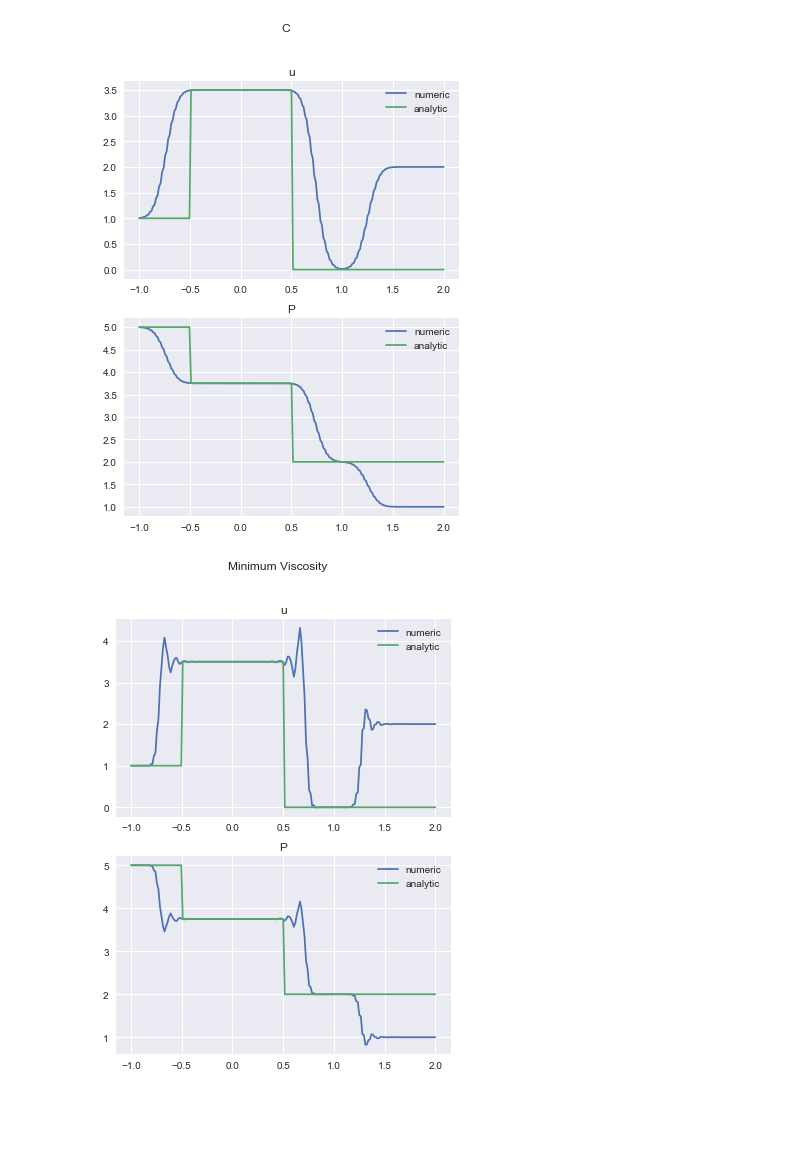
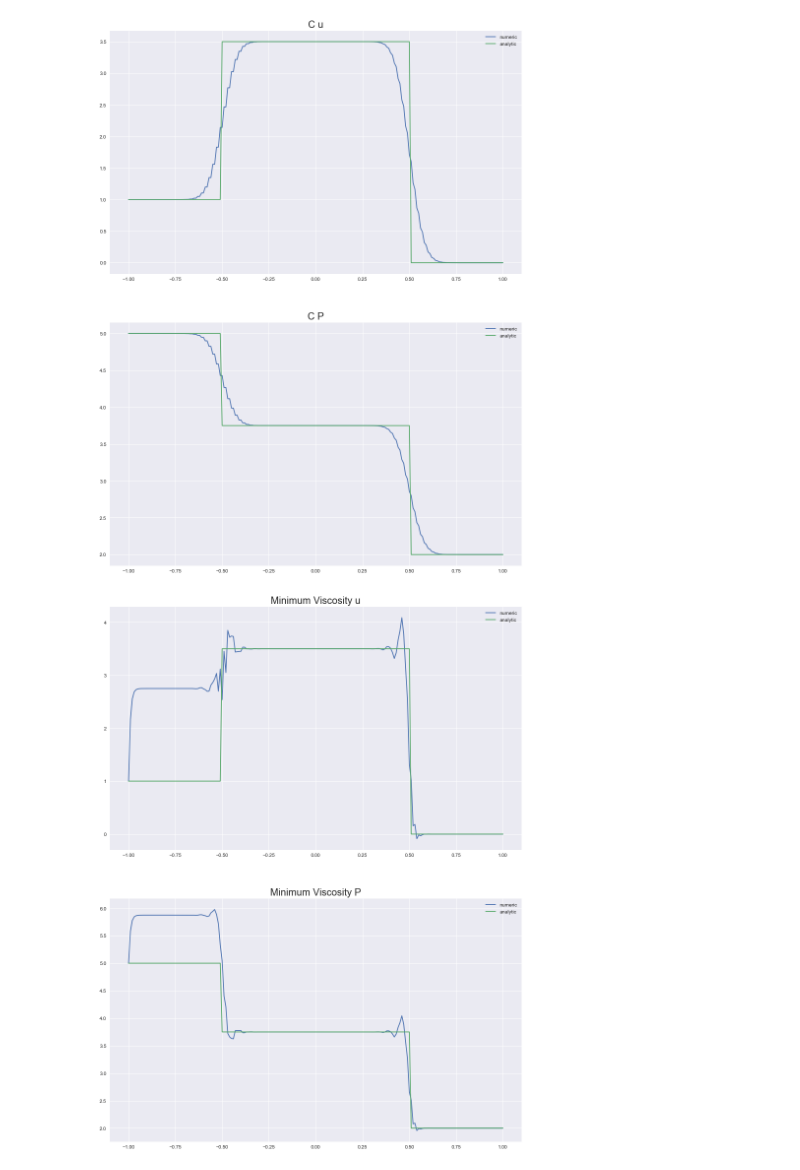
Before and after one commit to n-bykoff/NLP-MIPT-COURSE, a Jupyter notebook: lab_2/lab_2.ipynb, the cells around one changed output. Saved outputs shown, nothing was run; the diff lists cells and outputs as text; code cells hidden in the pictures; blank space fills up the shorter version.

```diff
--- a/lab_2/lab_2.ipynb
+++ b/lab_2/lab_2.ipynb
@@ -101,0 +14,7 @@ def get_analytic():
+# %%
+u_l = 1.0
+u_r = 0.0
+p_l = 5.0
+p_r = 2.0
+rho = 0.25
+c = 2.0
@@ -102 +44,30 @@ def get_analytic():
+# %%
+step = 100
+# %%
+def solve(scheme):
+    arr = scheme[1]
+    Y = np.zeros((n_t, n_x))
+    Z = np.zeros((n_t, n_x))
+
+    for i in range(n_x):
+        Y[0][i] = u_0(xs[i]) + p_0(xs[i]) / c / rho
+        Y[1][i] = u_0(xs[i] - c * tau) + p_0(xs[i] - c * tau) / c / rho
+        Z[0][i] = u_0(xs[i]) - p_0(xs[i]) / c / rho
+        Z[1][i] = u_0(xs[i] + c * tau) - p_0(xs[i] + c * tau) / c / rho
+
+    for i in range(n_t):
+        Y[i][0] = u_t(xs[0], tau * i) + p_t(xs[0], tau * i) / c / rho
+        Y[i][-2:] = u_t(xs[-2], tau * i) + p_t(xs[-2], tau * i) / c / rho
+        Z[i][0] = u_t(xs[0], tau * i) - p_t(xs[0], tau * i) / c / rho
+        Z[i][-2:] = u_t(xs[-2], tau * i) - p_t(xs[-2], tau * i) / c / rho
+
+    for j in range(1, n_t - 1):
+        for i in range(1, n_x - 1):
+            Y[j + 1][i] = arr[0] * Y[j - 1][i - 2] + arr[1] * Y[j - 1][i] + \
+                          arr[2] * Y[j][i - 1] + arr[3] * Y[j][i + 1]
+        for i in range(1, n_x - 2):
+            Z[j + 1][i] = arr[0] * Z[j - 1][i + 2] + arr[1] * Z[j - 1][i] + \
+                          arr[2] * Z[j][i + 1] + arr[3] * Z[j][i - 1]
+
+    _plot(scheme[0], Y[step], Z[step])
 # %%
@@ -127,6 +91,9 @@ schemes = {'C': [2/3, 0, 1/3, 0],
+# %%
+schemes = {'C': [0.0, 1 / 3, 2 / 3, 0.0],
+           'Minimum Viscosity': [-0.25, 0.583, 0.917, -0.25]}
 # %%
-for key in schemes.keys():
-    solve(schemes[key], key)
+for scheme in schemes.items():
+    solve(scheme)
 # %% [output]
-[figure, old version]
+[figure, new version]
-[figure, old version]
+[figure, new version]
```
Also changed, not shown: parts of 19 cells of this notebook, 5 other files.
